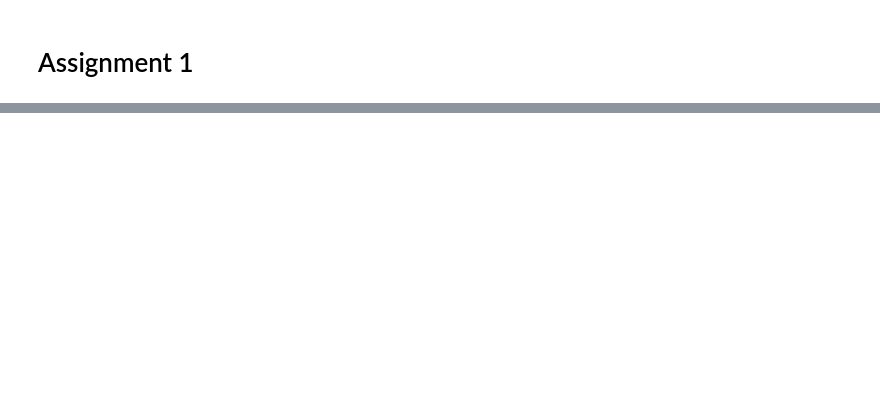
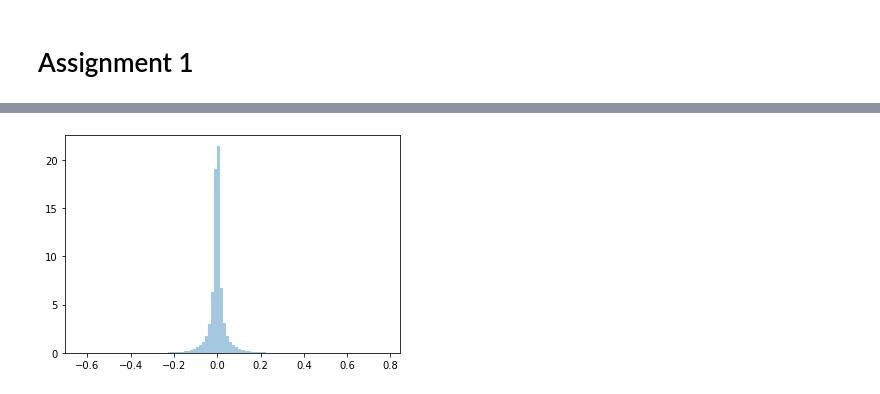
Before and after one commit to givasile/MLPR, a Jupyter notebook: assignments/ass_01/main.ipynb, the cells around one changed output, grey strips where cells are left out. Drawn from its saved outputs; the diff is of its cells as text; code cells hidden in the pictures; blank space fills up the shorter version.

```diff
--- a/assignments/ass_01/main.ipynb
+++ b/assignments/ass_01/main.ipynb
@@ -19,21 +13,0 @@ plt.savefig("presentation_figures/tmp.png", )
-# %%
-import matplotlib.pyplot as plt
-from matplotlib.pylab import figure, axes, plot, xlabel, ylabel, title, grid, savefig, show
-
-plt.rc('text', usetex=True)
-figure(1)
-ax = axes([0.1, 0.1, 0.8, 0.7])
-t = np.arange(0.0, 1.0+0.01, 0.01)
-s = np.cos(2*2*np.pi*t)+2
-plot(t, s)
-
-xlabel(r'\textbf{time (s)}')
-ylabel(r'\textit{voltage (mV)}',fontsize=16)
-title(r"\TeX\ is Number $\displaystyle\sum_{n=1}^\infty\frac{-e^{i\pi}}{2^n}$!", fontsize=16, color='r')
-grid(True)
-
-import tikzplotlib
-tikzplotlib.save("presentation/presentation_figures/mytikz.tex")
-savefig('presentation/presentation_figures/tex_demo')
-
-show()
@@ -41,0 +14,6 @@ show()
+# %%
+# load dataset
+filepath = os.path.abspath('./../../../data/ass_01/amp_data.mat')
+assert os.path.exists(filepath), 'Please download the dataset. I cannot find it at: %s' %(filepath)
+file = io.loadmat(filepath)
+amp_data = file['amp_data']
@@ -42,3 +34,12 @@ show()
+# %%
+# plot histogram
+save_filename_png = os.path.abspath("./presentation/presentation_figures/fig_02.png")
+plt.figure()
+seaborn.distplot(amp_data[:, 0], bins=100, kde=False, norm_hist=True)
+plt.savefig(save_filename_png)
+plt.show()
+# %% [output]
+[figure, added]
 # %%
 # non overlapping splitting
 D = 21
```
Also changed, not shown: parts of 24 cells of this notebook, 6 other files.
